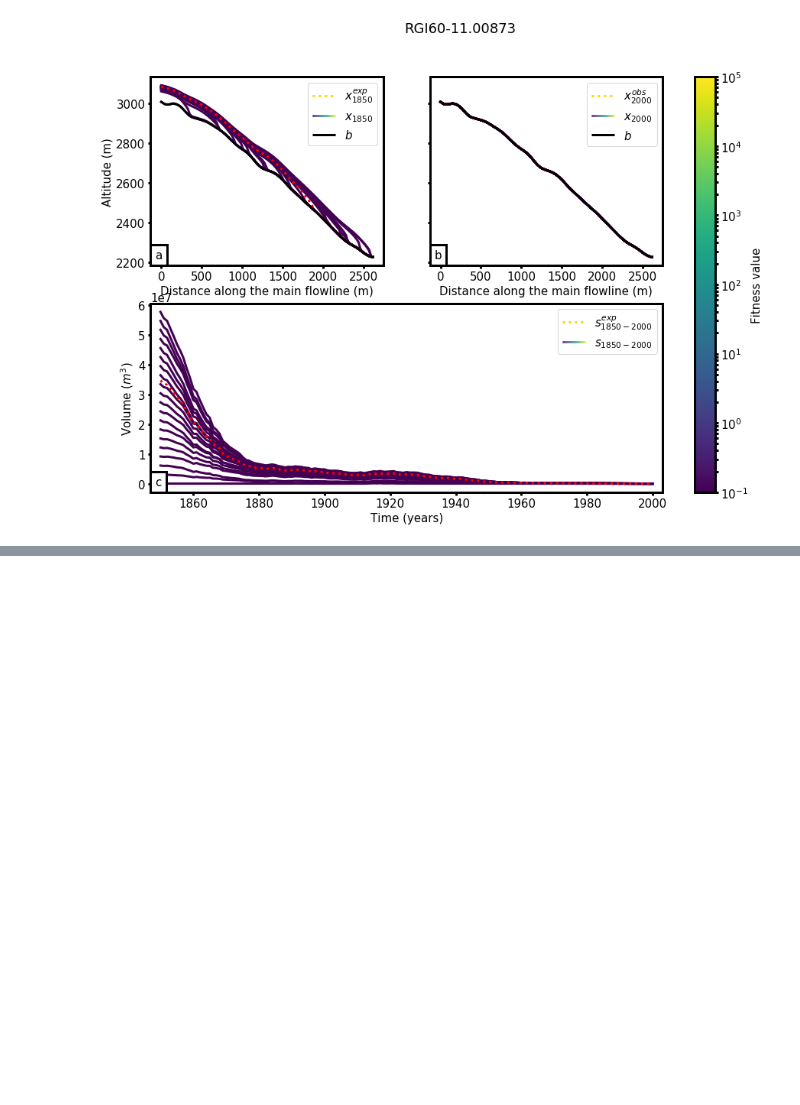
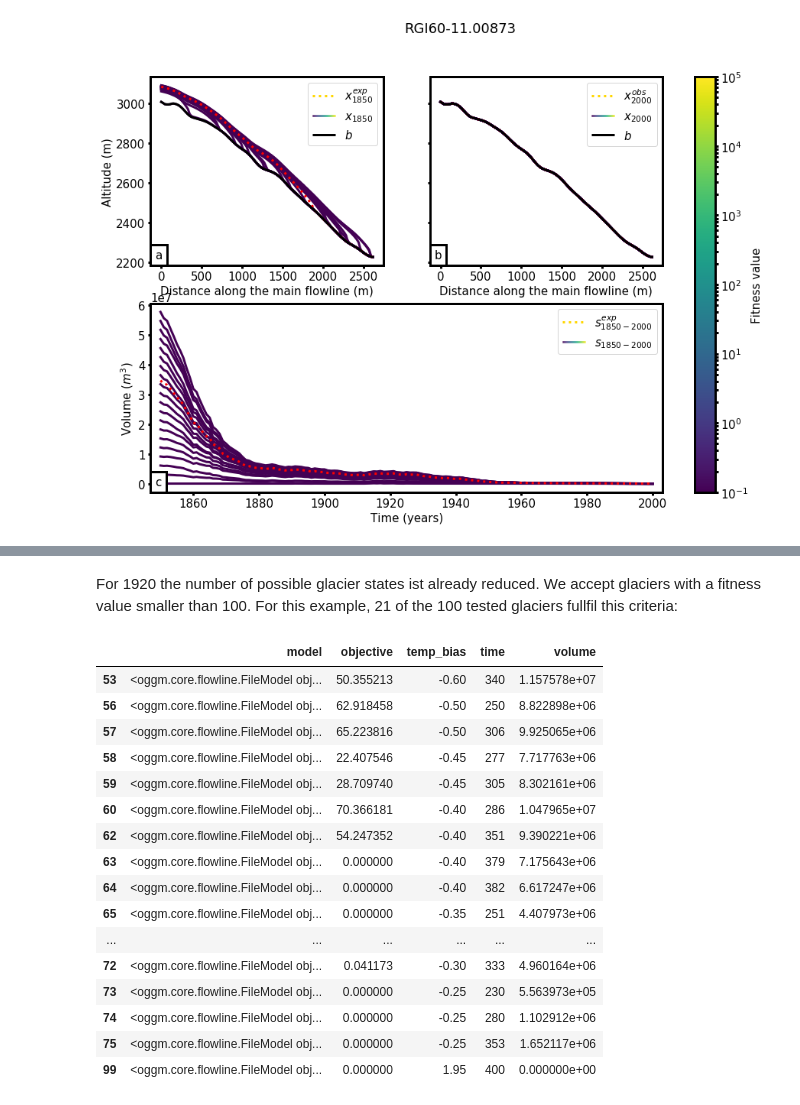
Before and after one commit to OGGM/initialization, a Jupyter notebook: example.ipynb, the cells around one changed output, grey strips where cells are left out. Saved outputs shown, nothing was run; the diff lists cells and outputs as text; code cells hidden in the pictures; blank space fills up the shorter version.

Commit message:
improved example.ipynb

```diff
--- a/example.ipynb
+++ b/example.ipynb
@@ -170,0 +186,22 @@ plot_surface(gdir,results, ex_mod,1950,cfg.PATHS['plot_dir'])
+# %% [markdown]
+For 1920 the number of possible glacier states ist already reduced. We accept glaciers with a fitness value smaller than 100. For this example, 21 of the 100 tested glaciers fullfil this criteria:
+# %%
+results [results['objective']<= 100]
+# %% [output]
+|  | model | objective | temp_bias | time | volume |
+| 53 | <oggm.core.flowline.FileModel obj... | 50.355213 | -0.60 | 340 | 1.157578e+07 |
+| 56 | <oggm.core.flowline.FileModel obj... | 62.918458 | -0.50 | 250 | 8.822898e+06 |
+| 57 | <oggm.core.flowline.FileModel obj... | 65.223816 | -0.50 | 306 | 9.925065e+06 |
+| 58 | <oggm.core.flowline.FileModel obj... | 22.407546 | -0.45 | 277 | 7.717763e+06 |
+| 59 | <oggm.core.flowline.FileModel obj... | 28.709740 | -0.45 | 305 | 8.302161e+06 |
+| 60 | <oggm.core.flowline.FileModel obj... | 70.366181 | -0.40 | 286 | 1.047965e+07 |
+| 62 | <oggm.core.flowline.FileModel obj... | 54.247352 | -0.40 | 351 | 9.390221e+06 |
+| 63 | <oggm.core.flowline.FileModel obj... | 0.000000 | -0.40 | 379 | 7.175643e+06 |
+| 64 | <oggm.core.flowline.FileModel obj... | 0.000000 | -0.40 | 382 | 6.617247e+06 |
+| 65 | <oggm.core.flowline.FileModel obj... | 0.000000 | -0.35 | 251 | 4.407973e+06 |
+| ... | ... | ... | ... | ... | ... |
+| 72 | <oggm.core.flowline.FileModel obj... | 0.041173 | -0.30 | 333 | 4.960164e+06 |
+| 73 | <oggm.core.flowline.FileModel obj... | 0.000000 | -0.25 | 230 | 5.563973e+05 |
+| 74 | <oggm.core.flowline.FileModel obj... | 0.000000 | -0.25 | 280 | 1.102912e+06 |
+| 75 | <oggm.core.flowline.FileModel obj... | 0.000000 | -0.25 | 353 | 1.652117e+06 |
+| 99 | <oggm.core.flowline.FileModel obj... | 0.000000 | 1.95 | 400 | 0.000000e+00 |
```
Also changed, not shown: parts of 13 cells of this notebook, 2 other files.
